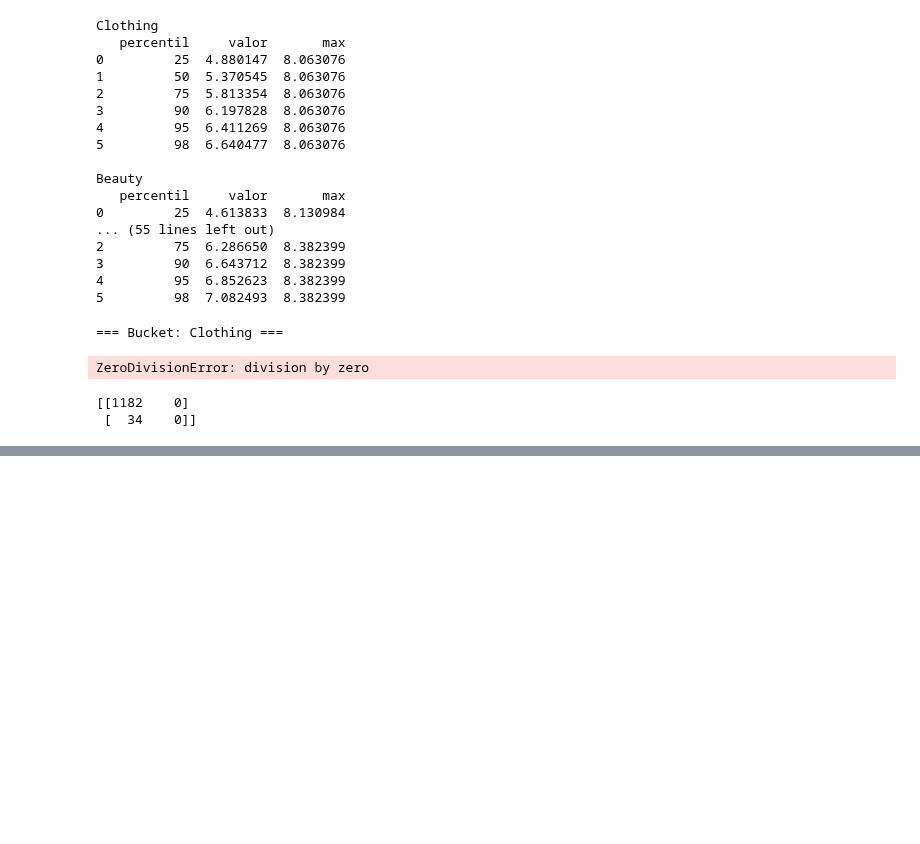
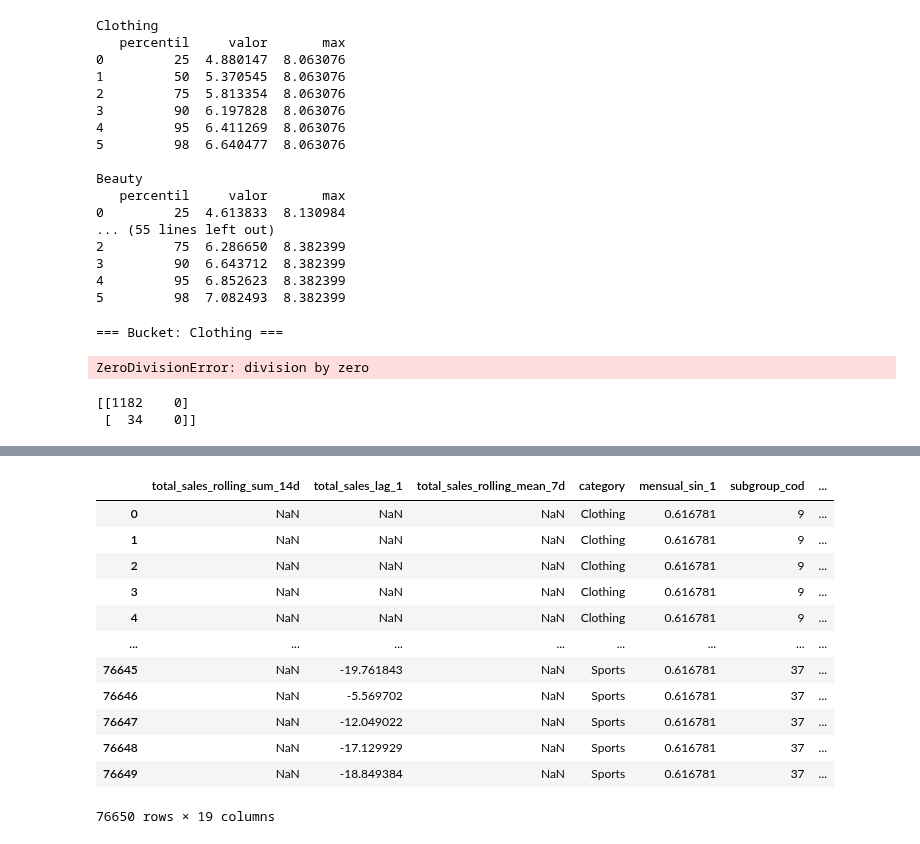
Before and after one commit to Emiliano-Torres/proyecto_eci, a Jupyter notebook: otro_niveles_jerarquicos.ipynb, the cells around one changed output, grey strips where cells are left out. Saved outputs shown, nothing was run; the diff lists cells and outputs as text; code cells hidden in the pictures; blank space fills up the shorter version.

```diff
--- a/otro_niveles_jerarquicos.ipynb
+++ b/otro_niveles_jerarquicos.ipynb
@@ -858,3 +859,19 @@ print(cm)
 # %% [output]
 [[1182    0]
  [  34    0]]
+# %%
+from DataLoader import (importar_ventas,generar_rolling_features,
+agregar_fourier,generar_lag_features)
+import pandas as pd
+from xgboost import XGBRegressor
+import numpy as np
+
+ventas=importar_ventas()
+
+agregar_fourier(ventas,2)
+#ventas=generar_rolling_features(ventas,"demand",[1,2],["subgroup_cod","store_cod"])
+ventas=generar_rolling_features(ventas,"mean_price",[1,2],["subgroup_cod","store_cod"])
+ventas=generar_rolling_features(ventas,"total_sales",[1,2],["subgroup_cod","store_cod"])
+for i in range(1,8): #agregamos lag a 7 dias por que vamos a predecir 7 dias
+	generar_lag_features(ventas,"total_sales",i)
+ventas["total_sales"]=ventas["total_sales"].fillna(0)
@@ -860,0 +1084,4 @@ print(cm)
+# %%
+from DataLoader import preparar_test
+test=preparar_test("ids_test.csv",ventas,FEATURES+["category"])
+test.columns
@@ -860,0 +1237,16 @@ print(cm)
+# %%
+predicciones_finales
+# %% [output]
+|  | total_sales_rolling_sum_14d | total_sales_lag_1 | total_sales_rolling_mean_7d | category | mensual_sin_1 | subgroup_cod | ... |
+| 0 | NaN | NaN | NaN | Clothing | 0.616781 | 9 | ... |
+| 1 | NaN | NaN | NaN | Clothing | 0.616781 | 9 | ... |
+| 2 | NaN | NaN | NaN | Clothing | 0.616781 | 9 | ... |
+| 3 | NaN | NaN | NaN | Clothing | 0.616781 | 9 | ... |
+| 4 | NaN | NaN | NaN | Clothing | 0.616781 | 9 | ... |
+| ... | ... | ... | ... | ... | ... | ... | ... |
+| 76645 | NaN | -19.761843 | NaN | Sports | 0.616781 | 37 | ... |
+| 76646 | NaN | -5.569702 | NaN | Sports | 0.616781 | 37 | ... |
+| 76647 | NaN | -12.049022 | NaN | Sports | 0.616781 | 37 | ... |
+| 76648 | NaN | -17.129929 | NaN | Sports | 0.616781 | 37 | ... |
+| 76649 | NaN | -18.849384 | NaN | Sports | 0.616781 | 37 | ... |
+76650 rows × 19 columns
```
Also changed, not shown: parts of 11 cells of this notebook, 1 other file.
